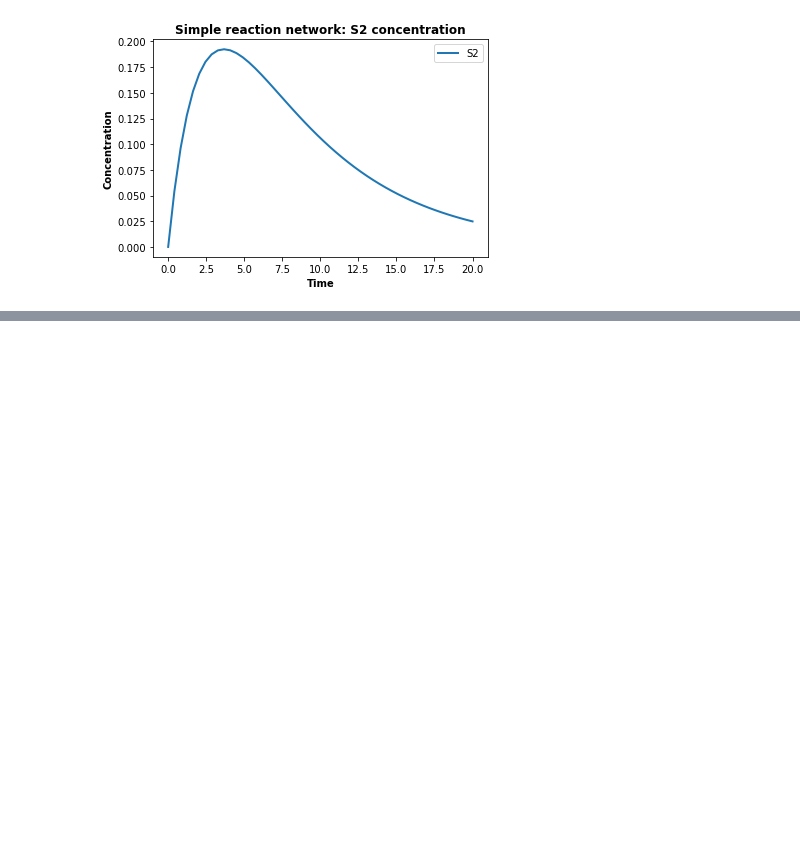
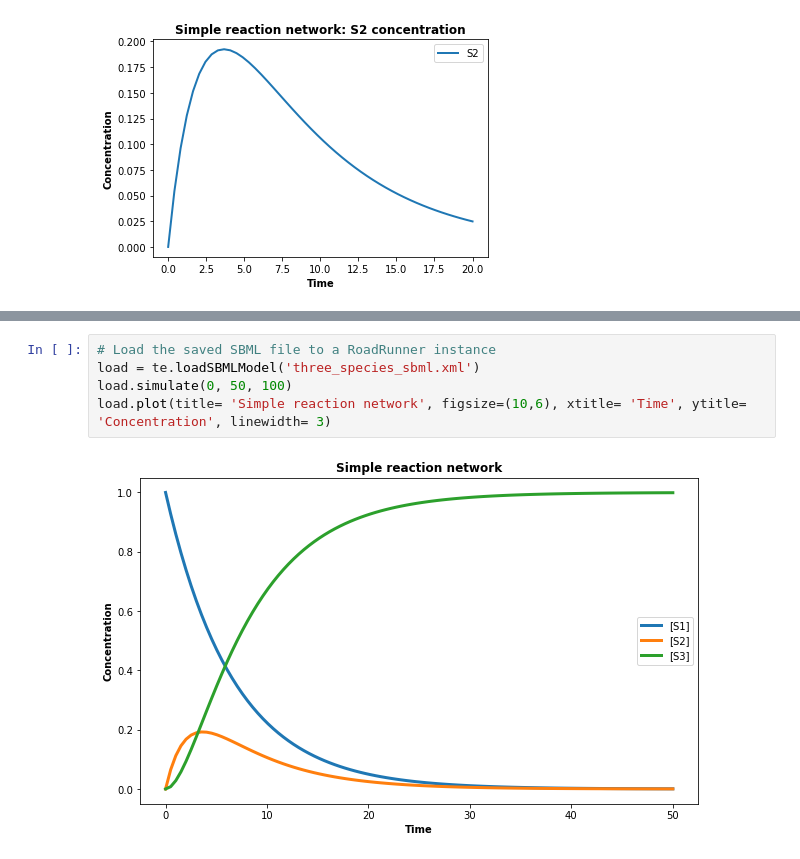
Before and after one commit to Niimaa/Subcellular_modeling, a Jupyter notebook: Antimony_model_mass_action_kinetic.ipynb, the cells around one changed output, grey strips where cells are left out. Cells and saved outputs as stored; diff of their text form; blank space fills up the shorter version.

```diff
--- a/Antimony_model_mass_action_kinetic.ipynb
+++ b/Antimony_model_mass_action_kinetic.ipynb
@@ -92,0 +103,7 @@ exercise.plot(title  = 'Simple reaction network with event: S2 concentration', x
+# %%
+# Load the saved SBML file to a RoadRunner instance
+load = te.loadSBMLModel('three_species_sbml.xml')
+load.simulate(0, 50, 100)
+load.plot(title= 'Simple reaction network', figsize=(10,6), xtitle= 'Time', ytitle= 'Concentration', linewidth= 3)
+# %% [output]
+[figure, added]
```
Also changed, not shown: parts of 4 cells of this notebook, 4 other files.
